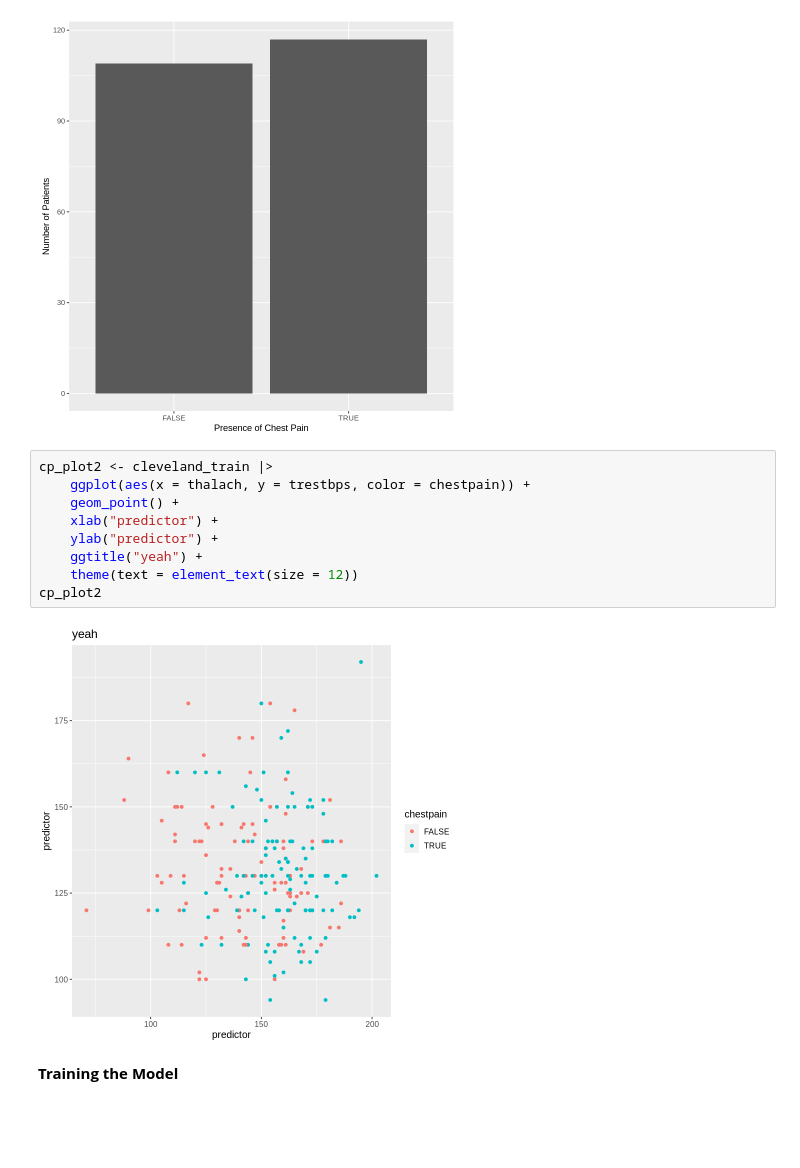
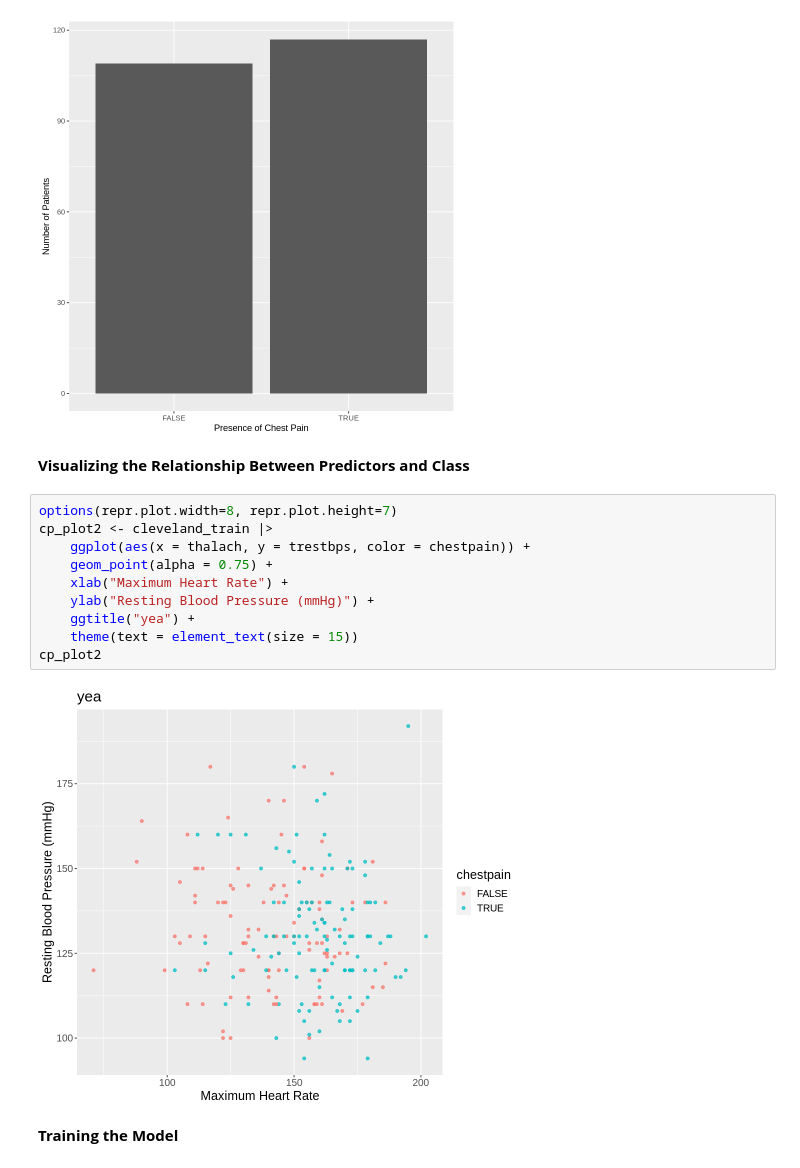
Before and after one commit to sollchi/dsci_100_project_group_36, a Jupyter notebook: Proposal.ipynb, the cells around one changed output. Cells and saved outputs as stored; diff of their text form; blank space fills up the shorter version.

```diff
--- a/Proposal.ipynb
+++ b/Proposal.ipynb
@@ -138,17 +153,20 @@ cp_plot <- cp_count |>
 cp_plot
 # %% [output]
 [figure]
+# %% [markdown]
+**Visualizing the Relationship Between  Predictors and  Class**
 # %%
+options(repr.plot.width=8, repr.plot.height=7)
 cp_plot2 <- cleveland_train |>
     ggplot(aes(x = thalach, y = trestbps, color = chestpain)) +
-    geom_point() +
-    xlab("predictor") +
-    ylab("predictor") +
-    ggtitle("yeah") +
-    theme(text = element_text(size = 12))
+    geom_point(alpha = 0.75) +
+    xlab("Maximum Heart Rate") +
+    ylab("Resting Blood Pressure (mmHg)") +
+    ggtitle("yea") +
+    theme(text = element_text(size = 15))
 cp_plot2
 # %% [output]
-[figure, old version]
+[figure, new version]
 # %% [markdown]
 **Training the Model**
 # %%
```
Also changed, not shown: parts of 4 cells of this notebook.
